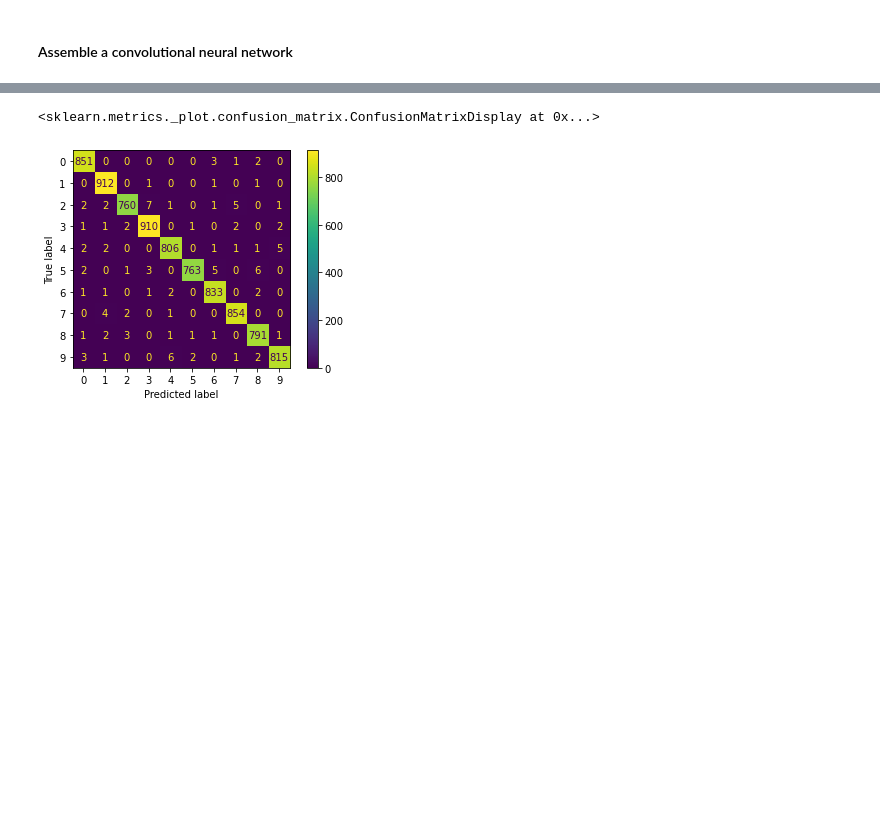
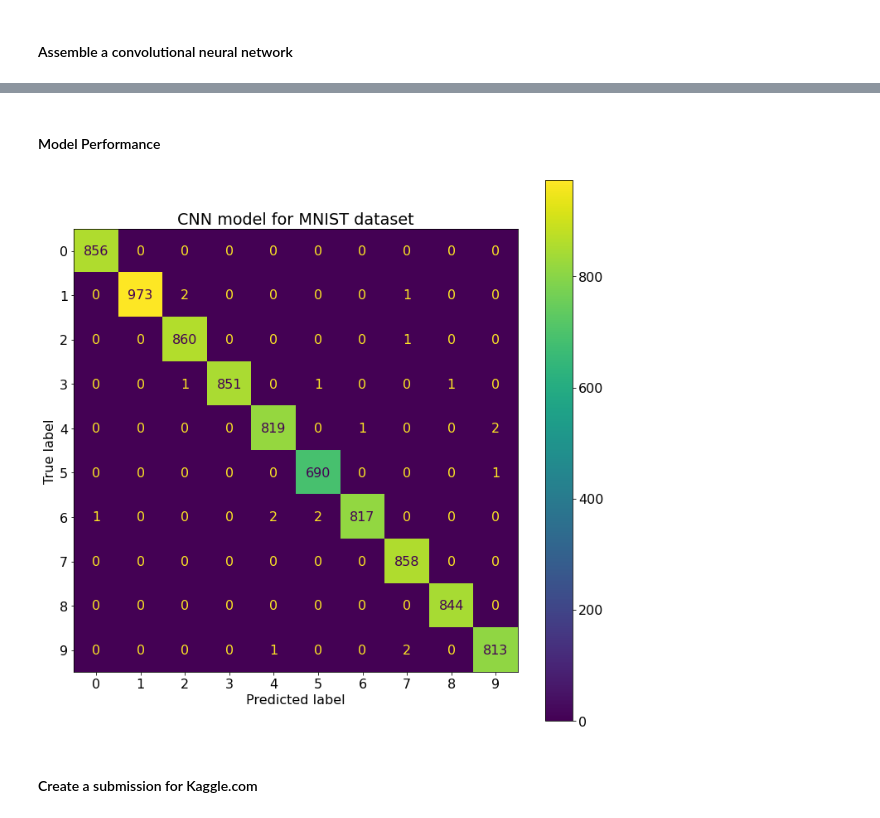
Before and after one commit to 4d30/mnist_digits, a Jupyter notebook: digits.ipynb, the cells around one changed output, grey strips where cells are left out. Saved outputs shown, nothing was run; the diff lists cells and outputs as text; code cells hidden in the pictures; blank space fills up the shorter version.

Commit message:
final submission to kaggle

```diff
--- a/digits.ipynb
+++ b/digits.ipynb
@@ -12,12 +12,15 @@ os.environ['openmp'] = 'True'
 import keras
 import numpy as np
 import matplotlib.pyplot as plt
+import matplotlib as mpl
 from sklearn.model_selection import train_test_split
 from sklearn.metrics import confusion_matrix, ConfusionMatrixDisplay
-from keras.models import Sequential
+from keras.models import Sequential, load_model
 from keras import Input
 from keras.layers.core import Dense, Activation, Flatten, Dropout
 from keras.layers.convolutional import Conv2D, MaxPooling2D
+
+mpl.rcParams.update({'font.size': 16})
 # %% [markdown]
 #### Define some short helper functions
 # %%
@@ -97,6 +100,9 @@ print(y_train_hot.shape)
 # %% [output]
 (33600, 28, 28, 1)
 (33600, 10)
+# %%
+X_train = inputs
+y_train_hot = onehot(outputs)
 # %% [markdown]
 #### Assemble a convolutional neural network
 # %%
@@ -119,6 +135,0 @@ model.compile(loss='categorical_crossentropy',
-# %%
-model.fit(X_train, y_train_hot,
-          epochs=4,
-          batch_size=336,
-         )
-model.summary()
@@ -158,7 +165,13 @@ plt.imshow(X_test[K,:29,:29,0],cmap='gray_r')
+# %% [markdown]
+#### Model Performance
 # %%
+fig, axes = plt.subplots(figsize=(12, 12))
 c_mat = confusion_matrix(y_test_hot.argmax(axis=1),out.argmax(axis=1))
 disp = ConfusionMatrixDisplay(confusion_matrix = c_mat,display_labels=list(range(0,10)))
-disp.plot(values_format='d')
+disp.plot(values_format='d',ax=axes)
+plt.title('CNN model for MNIST dataset')
+plt.show()
 # %% [output]
-<sklearn.metrics._plot.confusion_matrix.ConfusionMatrixDisplay at 0x...>
-[figure, old version]
+[figure, new version]
+# %% [markdown]
+#### Create a submission for Kaggle.com
```
Also changed, not shown: parts of 15 cells of this notebook, 3 other files.
